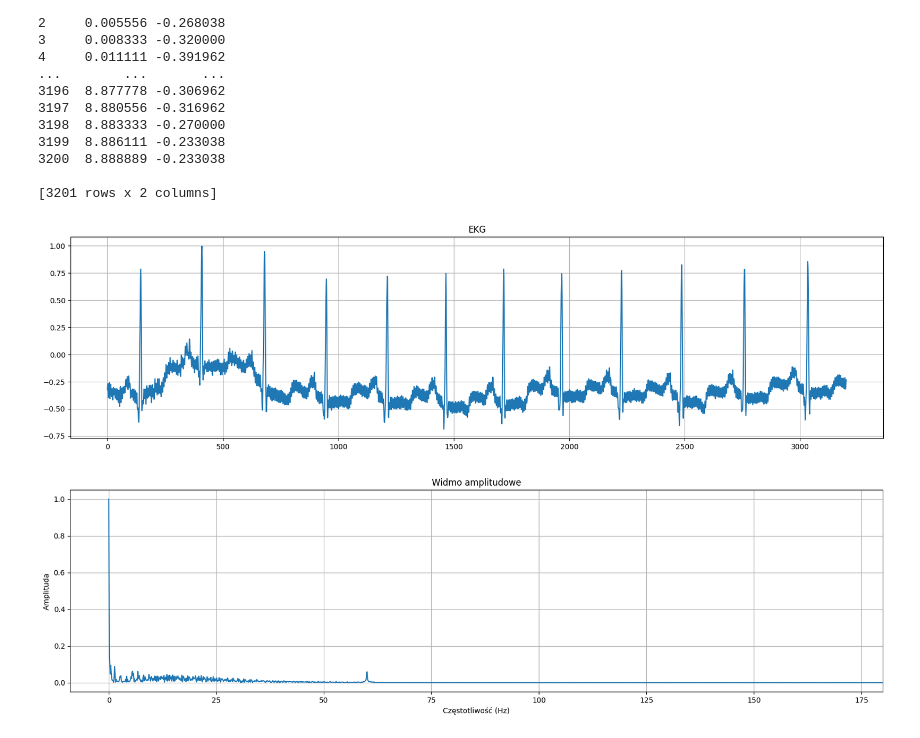
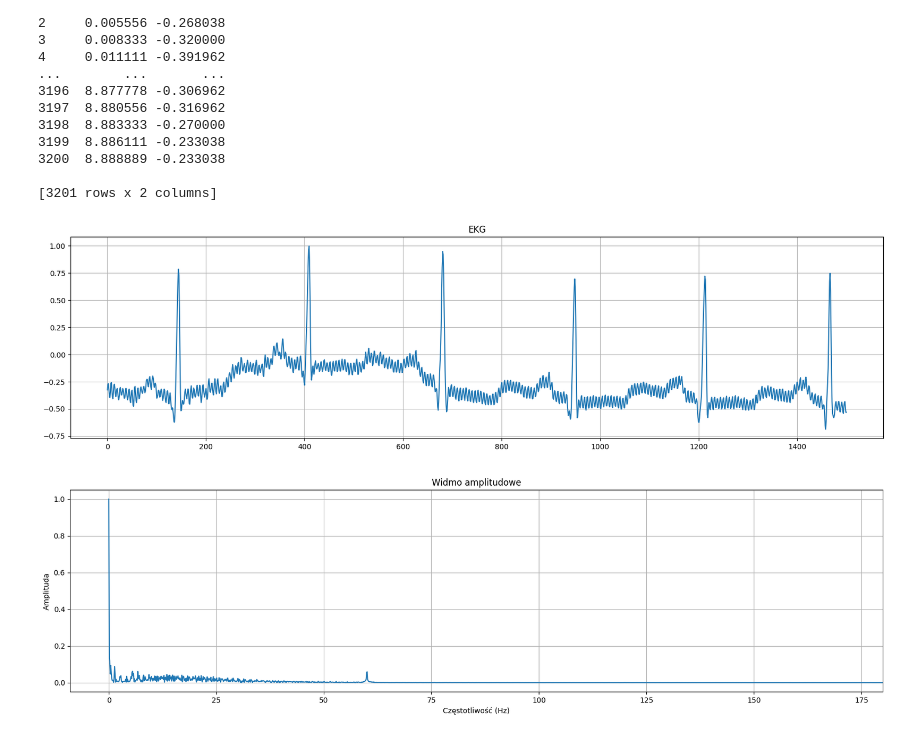
Before and after one commit to krysx7003/CPSO, a Jupyter notebook: Lab1/Cw4.ipynb, the cells around one changed output. Cells and saved outputs as stored; diff of their text form; code cells hidden in the pictures.

```diff
--- a/Lab1/Cw4.ipynb
+++ b/Lab1/Cw4.ipynb
@@ -4,12 +4,10 @@ import matplotlib.pyplot as plt
 import numpy as np
 import scipy.signal as sci
 # %%
-file_name = "../src/"+input("Podaj nazwe pliku z danymi: ")
+#Ładowanie z wybranego pliku .txt
+file_name = "..//src//"+input("Podaj nazwe pliku z danymi: ")
 
-#file_name = "..\\src\\"+input("Podaj nazwe pliku z danymi: ")
-data_frame = pd.read_csv(file_name,sep="\s+",header=None,engine="python")
-
-print(data_frame)
+data_frame = pd.read_csv(file_name,sep="\\s+",header=None,engine="python")
 # %% [output]
              0         1
 0     0.000000 -0.325000
@@ -26,13 +24,25 @@ print(data_frame)
 
 [3201 rows x 2 columns]
 # %%
+#Wykres EKG (Na podstawie pobranych danych) w zakresie start : end
+num_rows = len(data_frame)
+start = input("Początek zakresu(Minimalnie 0): ")
+end = input("Koniec zakresu(Maksymalnie "+str( num_rows )+"): ")
+if start == "":
+    start = 0
+if end == "":
+    end = num_rows
+start = int(start)
+end = int(end)
+
 data_frame.columns = ['I','data']
+new_data = data_frame.iloc[int( start ):int( end )].copy()
 font = {'size':20}
 plt.figure(figsize=(20,5))
-plt.plot(data_frame['data'])
+plt.plot(new_data['data'])
 plt.grid(True)
 plt.title("EKG")
 plt.show()
 # %% [output]
-[figure, old version]
+[figure, new version]
 # %%
```
Also changed, not shown: parts of 3 cells of this notebook, 3 other files.
